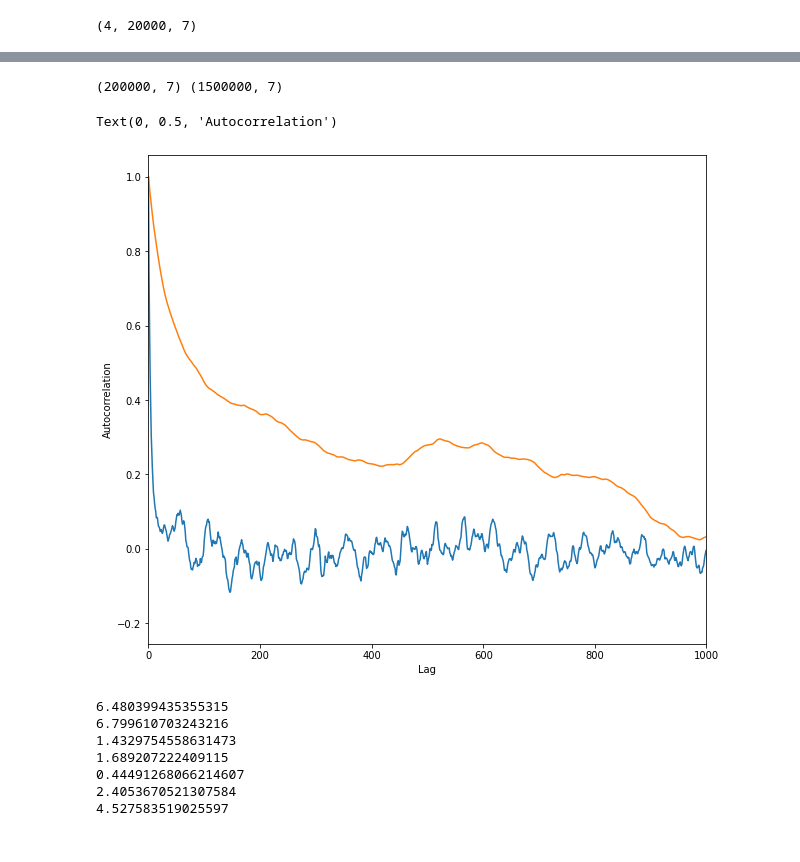
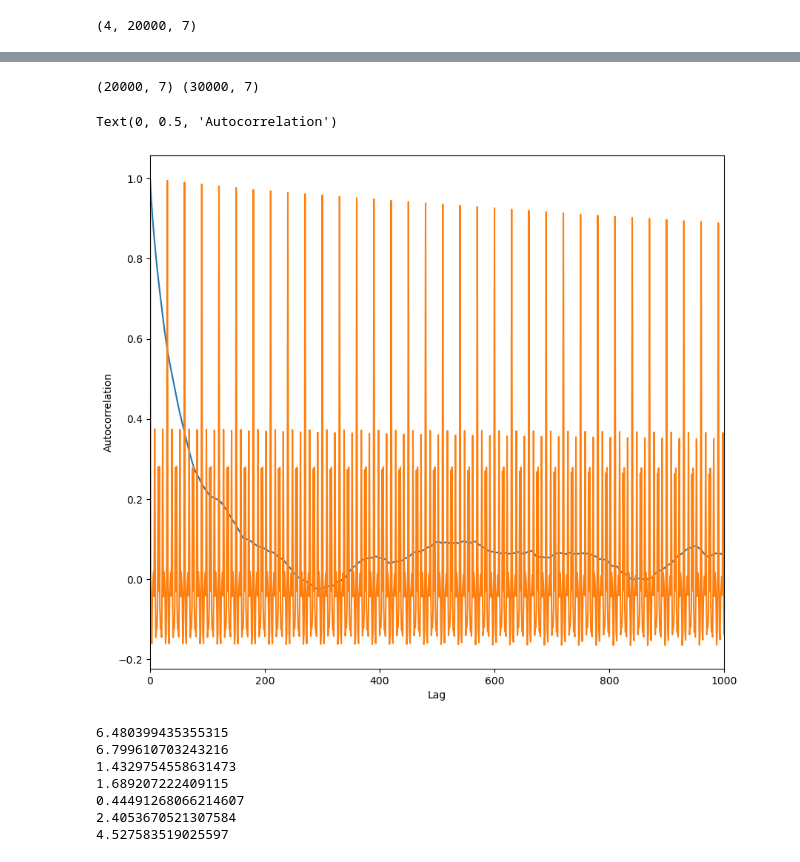
Before and after one commit to tedwards2412/ripple-paper, a Jupyter notebook: src/scripts/AnalyzeRippleHMC.ipynb, the cells around one changed output, grey strips where cells are left out. Cells and saved outputs as stored; diff of their text form; code cells hidden in the pictures.

```diff
--- a/src/scripts/AnalyzeRippleHMC.ipynb
+++ b/src/scripts/AnalyzeRippleHMC.ipynb
@@ -6,9 +6,11 @@ import corner
 %matplotlib inline
 # %%
 data_HMC = np.load('../data/chains_HMC.npz')
-data_gaussian = np.load('../data/chains_gaussian.npz')
+data_gaussian = np.load('../data/chains_emcee.npz')
 print(data_HMC.files)
 HMC_bestchain = data_HMC['chains'][np.argmax(data_HMC['log_prob'][:,-1])]
-gaussian_bestchain = data_gaussian['chains'][np.argmax(data_gaussian['log_prob'][:,-1])]
+# gaussian_bestchain = data_gaussian['chains'][np.argmax(data_gaussian['log_prob'][:,-1])]
+gaussian_bestchain = data_gaussian['chain']
+# list(data_gaussian.keys())
 # %% [output]
 ['chains', 'log_prob', 'local_accs', 'global_accs']
@@ -29,17 +50,17 @@ acl_HMC = az.autocorr(HMC_bestchain.T).T
 acl_gaussian = az.autocorr(gaussian_bestchain.T).T
 print(acl_HMC.shape, acl_gaussian.shape)
 # %% [output]
-(200000, 7) (1500000, 7)
+(20000, 7) (30000, 7)
 # %%
 plt.figure(figsize=(10,9))
-plt.plot(acl_HMC[::100,0], label='HMC')
-plt.plot(acl_gaussian[::100,0], label='Gaussian')
+plt.plot(acl_HMC[:,0], label='HMC')
+plt.plot(acl_gaussian[:,0], label='Gaussian')
 plt.xlim(0,1000)
 plt.xlabel('Lag')
 plt.ylabel('Autocorrelation')
 # %% [output]
 Text(0, 0.5, 'Autocorrelation')
-[figure, old version]
+[figure, new version]
 # %%
 for i in range(7):
     print(az.ess(HMC_bestchain[:,i])/ az.ess(gaussian_bestchain[:,i]))
```
Also changed, not shown: parts of 3 cells of this notebook, 2 other files.
